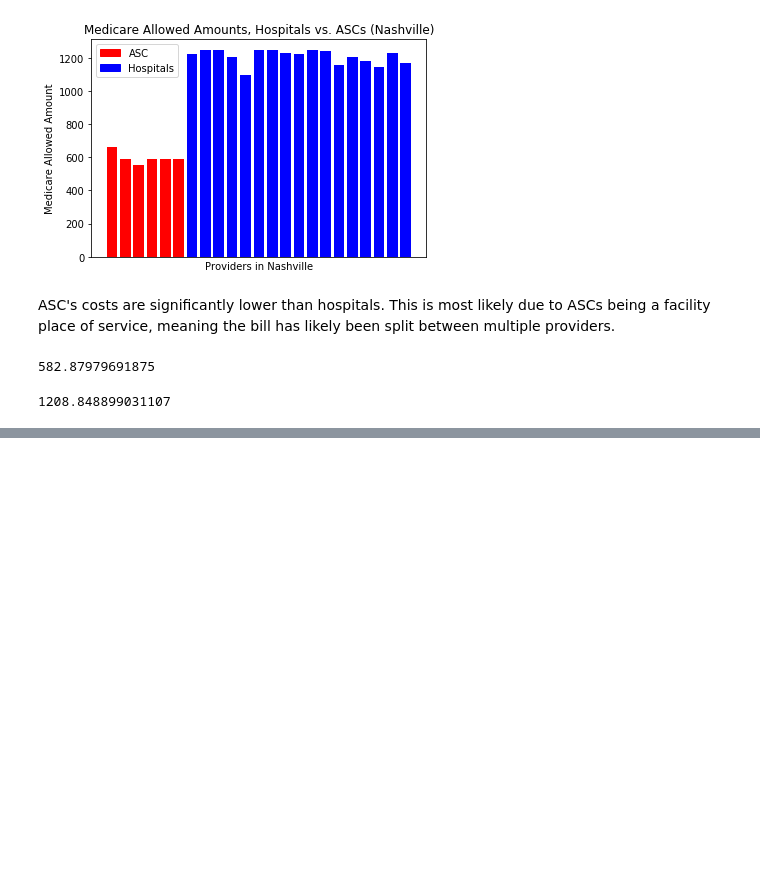
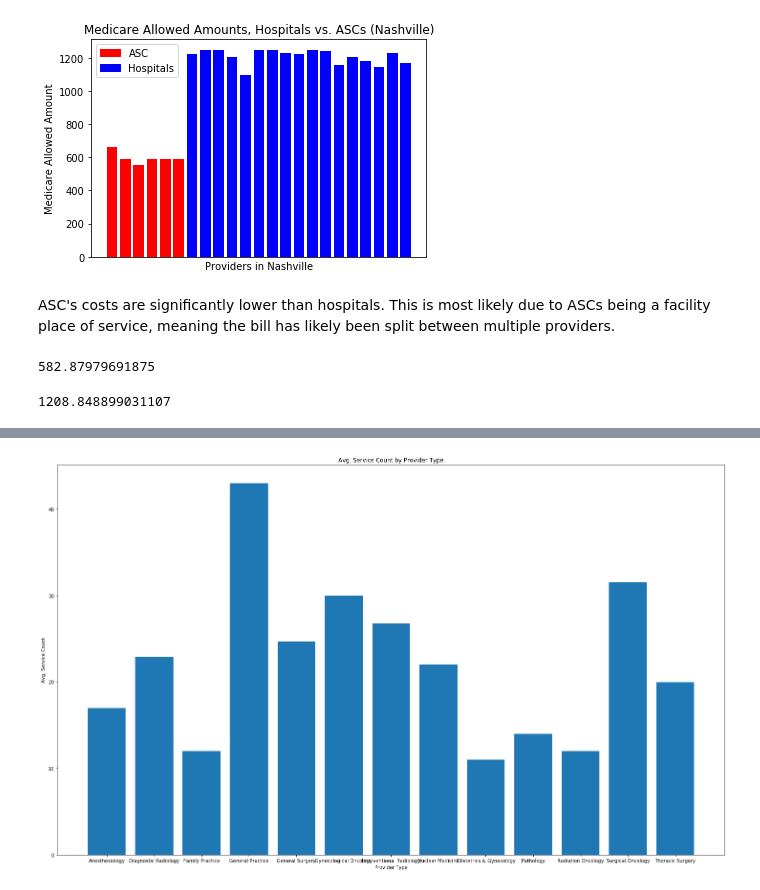
Before and after one commit to adamtsuch21/healthcare-bluebook-red-team, a Jupyter notebook: AT_healthcare_bluebook.ipynb, the cells around one changed output, grey strips where cells are left out. Saved outputs shown, nothing was run; the diff lists cells and outputs as text; code cells hidden in the pictures; blank space fills up the shorter version.

```diff
--- a/AT_healthcare_bluebook.ipynb
+++ b/AT_healthcare_bluebook.ipynb
@@ -91,7 +91,7 @@ None
 # %%
 apc_cw = apc_cw.rename(columns={'APC ' : 'APC', 'Payment Rate ' : 'Payment Rate', 'Minimum Unadjusted Copayment ' : 'Minimum Unadjusted Copayment'})
 # %%
-zip_cbsa = pd.read_excel("/Users/adamtsuchiyama/Documents/healthcare-bluebook-red-team/data/ZIP_CBSA_032020.xlsx", usecols=['ZIP', 'CBSA'], dtype={'ZIP' : object, 'CBSA' : object})
+zip_cbsa = pd.read_excel("/Users/adamtsuchiyama/Documents/healthcare-bluebook-red-team/data/ZIP_CBSA_032020.xlsx", usecols=['ZIP', 'CBSA'], dtype={'ZIP' : str, 'CBSA' : str})
 # %%
 zip_cbsa.info()
 # %% [output]
@@ -259,0 +348,4 @@ print(hosp_mean)
+# %%
+phys_zip = pd.merge(phys_supp, zip_cbsa, how='left', left_on='zip_5digits', right_on='ZIP')
+phys_zip = pd.merge(phys_zip, apc_cw, how='left', left_on='hcpcs_code', right_on='HCPCS Code')
+print(phys_zip.head())
@@ -259,0 +390,6 @@ print(hosp_mean)
+# %%
+phys_zip2 = phys_zip[phys_zip['APC'] == '5072']
+phys_zip2 = phys_zip2[phys_zip2['HCPCS Code'] == '19083']
+phys_zip2 = phys_zip2[phys_zip2['nppes_entity_code'] == 'I']
+phys_zip2 = phys_zip2[phys_zip2['place_of_service'] == 'O']
+print(phys_zip2.head())
@@ -259,0 +414,4 @@ print(hosp_mean)
+# %%
+phys_zip_group = phys_zip2.groupby('provider_type').mean()
+phys_zip_group = phys_zip_group.reset_index()
+print(phys_zip_group)
@@ -259,0 +436,9 @@ print(hosp_mean)
+# %%
+plt.figure(figsize=(25,15))
+plt.bar(phys_zip_group['provider_type'], phys_zip_group['bene_day_srvc_cnt'])
+plt.xlabel('Provider Type')
+plt.ylabel('Avg. Service Count')
+plt.title('Avg. Service Count by Provider Type')
+plt.show()
+# %% [output]
+[figure, added]
```
Also changed, not shown: parts of 32 cells of this notebook, 1 other file.
